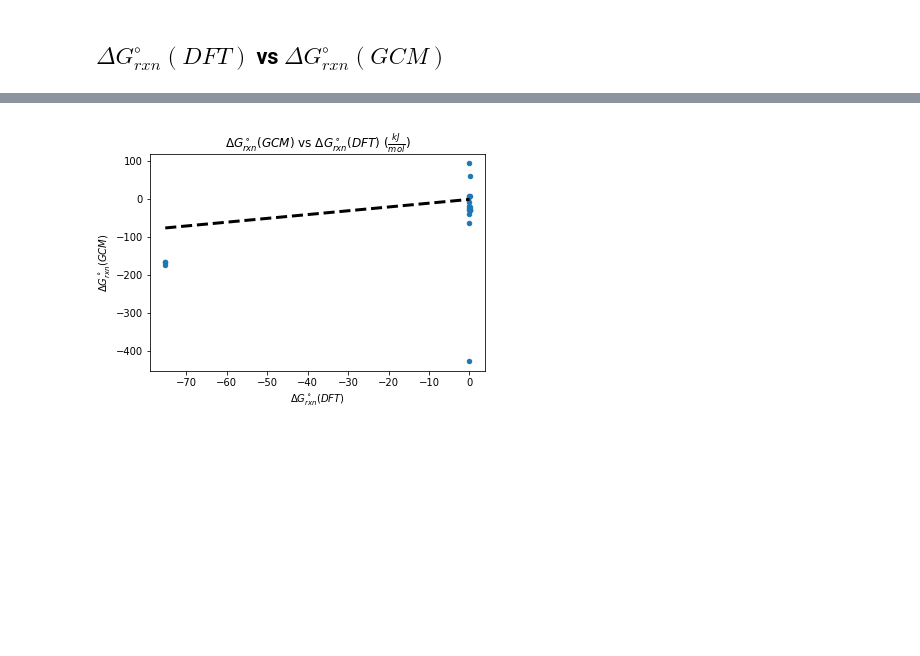
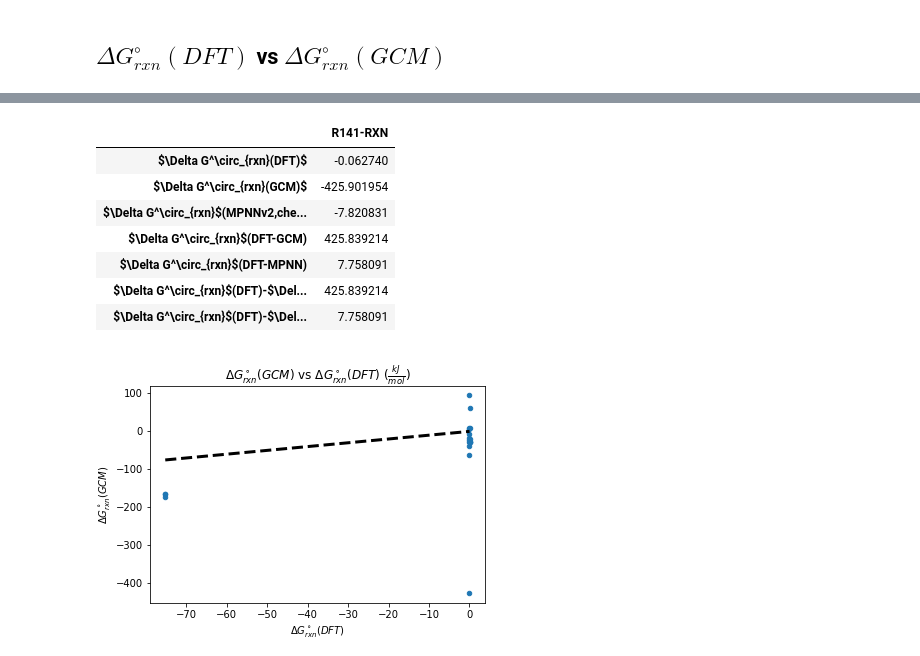
Before and after one commit to PNNL-CompBio/graph-neural-networks, a Jupyter notebook: ChemGraphNN-Predict.ipynb, the cells around one changed output, grey strips where cells are left out. Cells and saved outputs as stored; diff of their text form; code cells hidden in the pictures; blank space fills up the shorter version.

```diff
--- a/ChemGraphNN-Predict.ipynb
+++ b/ChemGraphNN-Predict.ipynb
@@ -636,3 +866,14 @@ plt.savefig('Dataset/GCM_vs_QM9.png')
+# %%
+deltaG.loc['R141-RXN'].to_frame('R141-RXN')
+# %% [output]
+|  | R141-RXN |
+| $\Delta G^\circ_{rxn}(DFT)$ | -0.062740 |
+| $\Delta G^\circ_{rxn}(GCM)$ | -425.901954 |
+| $\Delta G^\circ_{rxn}$(MPNNv2,che... | -7.820831 |
+| $\Delta G^\circ_{rxn}$(DFT-GCM) | 425.839214 |
+| $\Delta G^\circ_{rxn}$(DFT-MPNN) | 7.758091 |
+| $\Delta G^\circ_{rxn}$(DFT)-$\Del... | 425.839214 |
+| $\Delta G^\circ_{rxn}$(DFT)-$\Del... | 7.758091 |
 # %%
 from IPython.display import Image, HTML
 Image('Dataset/GCM_vs_QM9.png')
```
Also changed, not shown: parts of 32 cells of this notebook, 1 other file.
